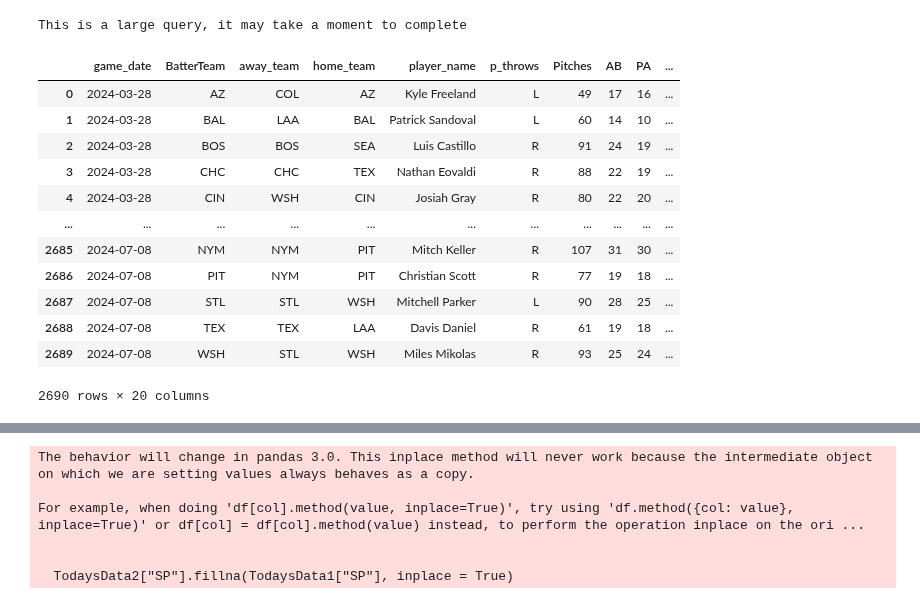
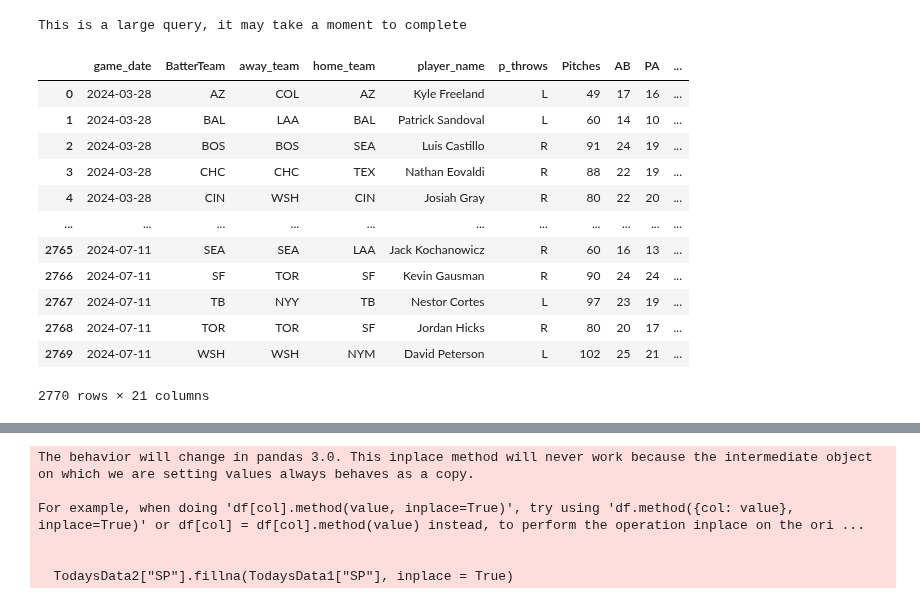
Before and after one commit to Cbkaplinger/Random-Projects, a Jupyter notebook: MLB/DailyPitchModel.ipynb, the cells around one changed output, grey strips where cells are left out. Cells and saved outputs as stored; diff of their text form; code cells hidden in the pictures.

```diff
--- a/MLB/DailyPitchModel.ipynb
+++ b/MLB/DailyPitchModel.ipynb
@@ -421,41 +493,43 @@ Season1 = savant2024.groupby(["game_date", "BatterTeam", "away_team", "home_team
     Whiff = ('description', lambda x: (x.isin(["swinging_strike", "swinging_strike_blocked", "foul_tip"])).sum()),
     Strikes = ('description', lambda x: (x.isin(["called_strike", "swinging_strike", "foul", "swinging_strike_blocked", "foul_tip"])).sum()),
     K = ('events', lambda x: (x == 'strikeout').sum()),
+    xBA = ("estimated_ba_using_speedangle", "mean"),
     xwOBA = ("estimated_woba_using_speedangle", "mean"),
     wOBA = ("woba_value", "mean"),
     RunExp = ("delta_run_exp", "mean")).reset_index().fillna(0)
 # %%
 Season2 = Season1.groupby(["game_date", "BatterTeam", "away_team", "home_team", "player_name", "p_throws"]).agg(
     Pitches = ("Pitches", "sum"),
     AB = ("at_bat_number", "size"),
     PA = ("PA", "sum"),
     Outs = ("Outs", "sum"),
     HBP = ("HBP", "sum"),
     Balls = ("Balls", "sum"),
     BB = ("BB", "sum"),
     CS = ("CS", "sum"),
     Whiff = ("Whiff", "sum"),
     Strikes = ("Strikes", "sum"),
     K = ("K", "sum"),
-    xwOBA = ("wOBA", "mean"),
+    xBA = ("xBA", "mean"),
+    xwOBA = ("xwOBA", "mean"),
     wOBA = ("wOBA", "mean"),
     RunExp = ("RunExp", "mean")).reset_index().fillna(0)
 
 Season2
 # %% [output]
 |  | game_date | BatterTeam | away_team | home_team | player_name | p_throws | Pitches | AB | PA | ... |
 | 0 | 2024-03-28 | AZ | COL | AZ | Kyle Freeland | L | 49 | 17 | 16 | ... |
 | 1 | 2024-03-28 | BAL | LAA | BAL | Patrick Sandoval | L | 60 | 14 | 10 | ... |
 | 2 | 2024-03-28 | BOS | BOS | SEA | Luis Castillo | R | 91 | 24 | 19 | ... |
 | 3 | 2024-03-28 | CHC | CHC | TEX | Nathan Eovaldi | R | 88 | 22 | 19 | ... |
 | 4 | 2024-03-28 | CIN | WSH | CIN | Josiah Gray | R | 80 | 22 | 20 | ... |
 | ... | ... | ... | ... | ... | ... | ... | ... | ... | ... | ... |
-| 2685 | 2024-07-08 | NYM | NYM | PIT | Mitch Keller | R | 107 | 31 | 30 | ... |
-| 2686 | 2024-07-08 | PIT | NYM | PIT | Christian Scott | R | 77 | 19 | 18 | ... |
-| 2687 | 2024-07-08 | STL | STL | WSH | Mitchell Parker | L | 90 | 28 | 25 | ... |
-| 2688 | 2024-07-08 | TEX | TEX | LAA | Davis Daniel | R | 61 | 19 | 18 | ... |
-| 2689 | 2024-07-08 | WSH | STL | WSH | Miles Mikolas | R | 93 | 25 | 24 | ... |
+| 2765 | 2024-07-11 | SEA | SEA | LAA | Jack Kochanowicz | R | 60 | 16 | 13 | ... |
+| 2766 | 2024-07-11 | SF | TOR | SF | Kevin Gausman | R | 90 | 24 | 24 | ... |
+| 2767 | 2024-07-11 | TB | NYY | TB | Nestor Cortes | L | 97 | 23 | 19 | ... |
+| 2768 | 2024-07-11 | TOR | TOR | SF | Jordan Hicks | R | 80 | 20 | 17 | ... |
+| 2769 | 2024-07-11 | WSH | WSH | NYM | David Peterson | L | 102 | 25 | 21 | ... |
-2690 rows × 20 columns
+2770 rows × 21 columns
 # %%
 Season3 = Season2.groupby(["player_name", "p_throws"]).agg(
     Games = ("Pitches", "size"),
```
Also changed, not shown: parts of 15 cells of this notebook, 3 other files.
